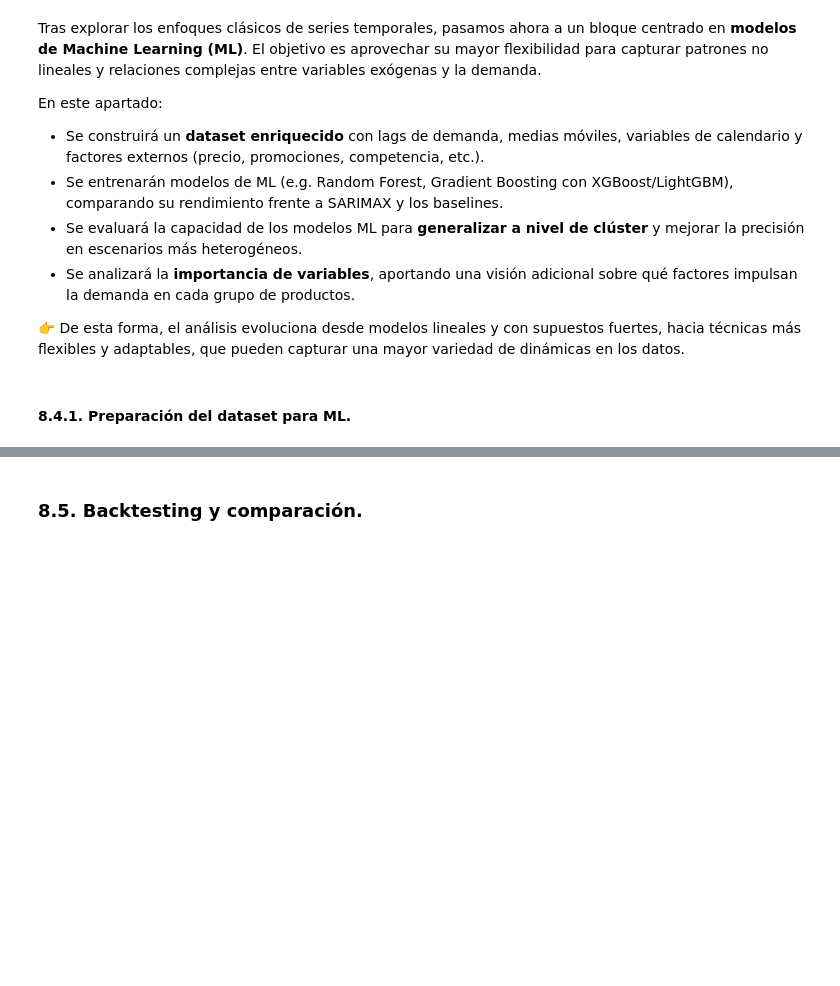
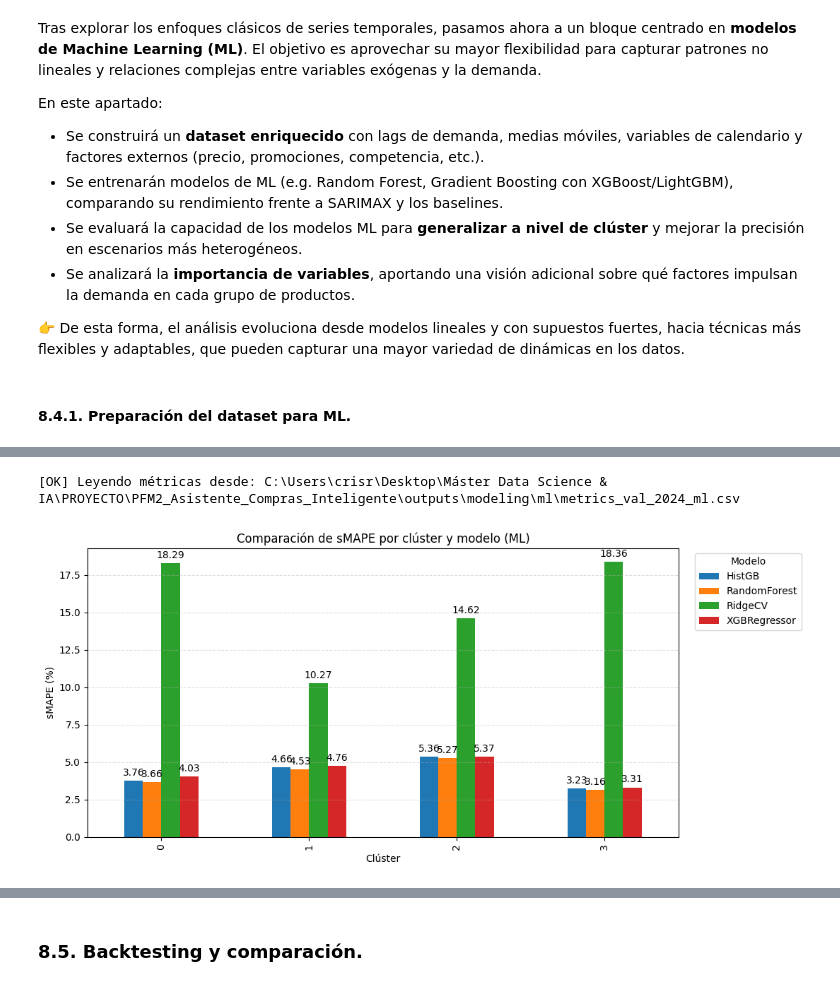
Before and after one commit to CrisRodFer/PFM2_Asistente_Compras_Inteligente, a Jupyter notebook: notebooks/PFM2_Modelado_y_app.ipynb, the cells around one changed output, grey strips where cells are left out. Saved outputs shown, nothing was run; the diff lists cells and outputs as text; code cells hidden in the pictures; blank space fills up the shorter version.

```diff
--- a/notebooks/PFM2_Modelado_y_app.ipynb
+++ b/notebooks/PFM2_Modelado_y_app.ipynb
@@ -3168,0 +4131,74 @@ variedad de dinámicas en los datos.
+# %%
+# === Barplot sMAPE por clúster y modelo (robusto a ruta/columnas) ===
+from pathlib import Path
+import pandas as pd
+import matplotlib.pyplot as plt
+
+# 1) Intentamos localizar el CSV de métricas en outputs/modeling/ml
+candidatos = [
+    Path("outputs/modeling/ml/metrics_val_2024_ml.csv"),
+    Path(r"C:\Users\crisr\Desktop\Máster Data Science & IA\PROYECTO\PFM2_Asistente_Compras_Inteligente\outputs\modeling\ml\metrics_val_2024_ml.csv")
+]
+# Añadimos “por si acaso” cualquier archivo que empiece parecido
+candidatos += sorted(Path("outputs/modeling/ml").glob("metrics_val_2024_ml*.csv"))
+
+ruta_csv = None
+for p in candidatos:
+    if p.exists():
+        ruta_csv = p
+        break
+
+if ruta_csv is None:
+    raise FileNotFoundError(
+        "No encuentro el CSV de métricas. Asegúrate de que existe en "
+        "outputs/modeling/ml/metrics_val_2024_ml.csv"
+    )
+
+print(f"[OK] Leyendo métricas desde: {ruta_csv}")
+
+# 2) Carga y normalización de nombres de columnas
+df = pd.read_csv(ruta_csv)
+norm = {c: c.strip().lower() for c in df.columns}
+df = df.rename(columns=norm)
+
+# 3) Mapeo por si llegan columnas con otro nombre/capitalización
+aliases = {
+    "cluster": ["cluster", "cluster_id"],
+    "model":   ["model", "modelo"],
+    "smape":   ["smape", "s_mape", "smapE", "sMAPE"]
+}
+for canon, opciones in aliases.items():
+    if canon not in df.columns:
+        for alt in opciones:
+            if alt in df.columns:
+                df = df.rename(columns={alt: canon})
+                break
+
+faltan = {"cluster", "model", "smape"} - set(df.columns)
+if faltan:
+    raise ValueError(f"Faltan columnas esperadas en {ruta_csv}: {faltan}")
+
+# 4) Tipos y orden
+df["cluster"] = df["cluster"].astype(int)
+df["smape"] = df["smape"].astype(float)
+df = df.sort_values(["cluster", "model"])
+
+# 5) Pivot y plot
+pivot = df.pivot(index="cluster", columns="model", values="smape").sort_index()
+
+ax = pivot.plot(kind="bar", figsize=(11, 5))
+ax.set_title("Comparación de sMAPE por clúster y modelo (ML)")
+ax.set_xlabel("Clúster")
+ax.set_ylabel("sMAPE (%)")
+ax.grid(axis="y", linestyle="--", alpha=0.4)
+ax.legend(title="Modelo", bbox_to_anchor=(1.02, 1), loc="upper left")
+
+# Etiquetas encima de cada barra
+for c in ax.containers:
+    ax.bar_label(c, fmt="%.2f", padding=3)
+
+plt.tight_layout()
+plt.show()
+# %% [output]
+[OK] Leyendo métricas desde: C:\Users\crisr\Desktop\Máster Data Science & IA\PROYECTO\PFM2_Asistente_Compras_Inteligente\outputs\modeling\ml\metrics_val_2024_ml.csv
+[figure, added]
```
Also changed, not shown: parts of 40 cells of this notebook, 5 other files.
